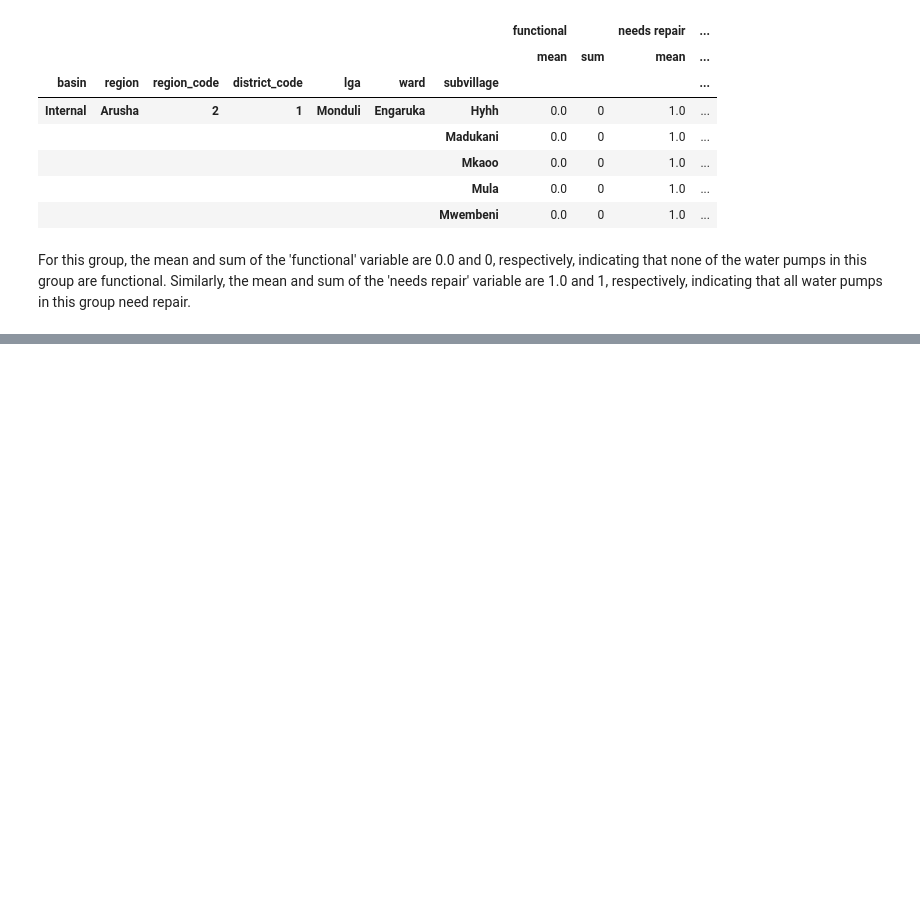
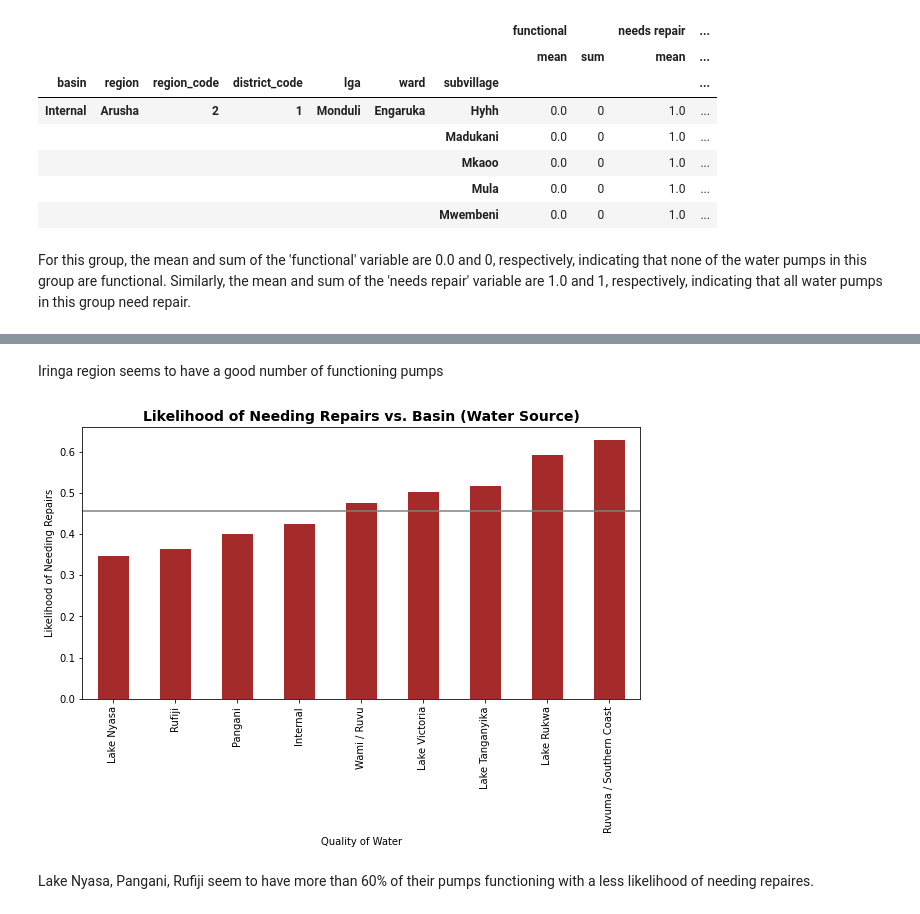
Before and after one commit to MyraKadenge/dsc-phase-3-project-v2-3, a Jupyter notebook: index.ipynb, the cells around one changed output, grey strips where cells are left out. Cells and saved outputs as stored; diff of their text form; code cells hidden in the pictures; blank space fills up the shorter version.

```diff
--- a/index.ipynb
+++ b/index.ipynb
@@ -493,0 +530,19 @@ For this group, the mean and sum of the 'functional' variable are 0.0 and 0, res
+# %% [markdown]
+Iringa region seems to have a good number of functioning pumps
+# %%
+# Grouping the data by 'basin' and calculating the mean of the 'target' variable (encoded status_group)
+source_df = data.groupby('basin')['target'].mean()
+
+# Sorting the values and plotting the DataFrame using a bar plot with a specified color and figsize
+source_df.sort_values().plot(kind='bar', color=['brown'], figsize=(10,5))
+
+# Adding labels to the x-axis, y-axis, and a title
+plt.xlabel("Quality of Water")
+plt.xticks(rotation=90)  # Rotating x-axis labels for better readability
+plt.axhline(y=data['target'].mean(), color='gray')  # Adding a horizontal line representing the overall mean likelihood of needing repairs
+plt.ylabel("Likelihood of Needing Repairs")
+plt.title('Likelihood of Needing Repairs vs. Basin (Water Source)', fontsize=14, fontweight='bold');
+# %% [output]
+[figure, added]
+# %% [markdown]
+Lake Nyasa, Pangani, Rufiji seem to have more than 60% of their pumps functioning with a less likelihood of needing repaires.
```
Also changed, not shown: parts of 22 cells of this notebook.
